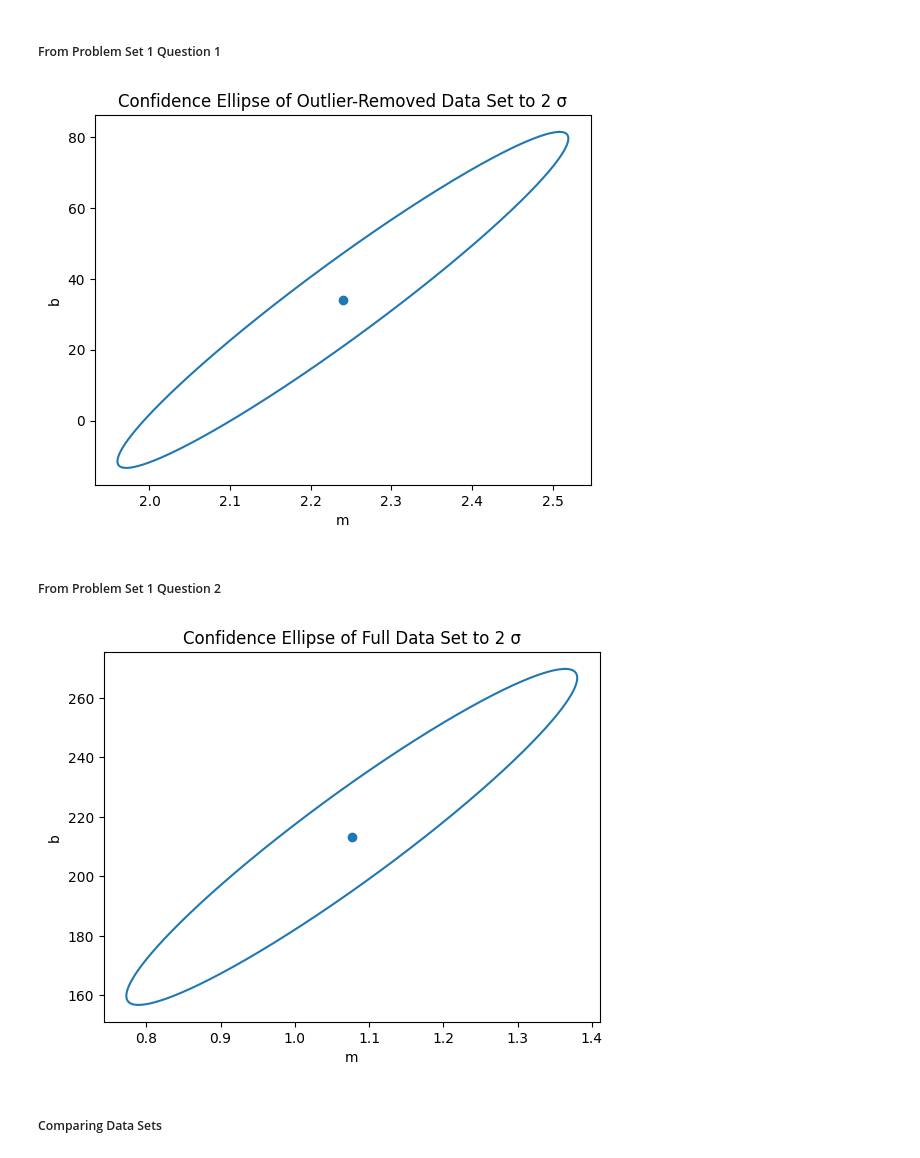
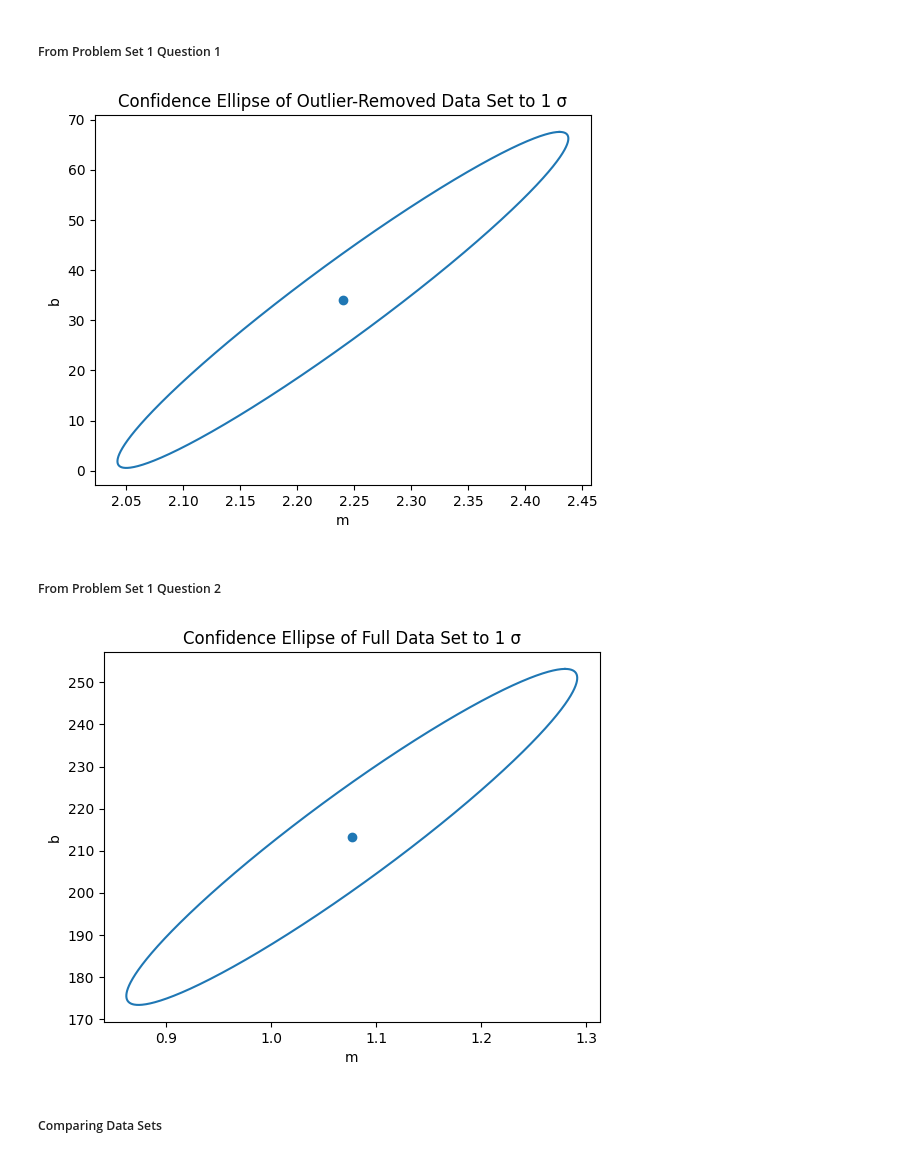
Before and after one commit to nbj2008/PHYS-GA-2059_Homework3, a Jupyter notebook: Homework 3.ipynb, the cells around one changed output. Cells and saved outputs as stored; diff of their text form; code cells hidden in the pictures.

```diff
--- a/Homework 3.ipynb
+++ b/Homework 3.ipynb
@@ -44,33 +43,33 @@ def ellipse_points(A, c, n_conf=1):
 # %%
 A_1, y_1, c_1 = generate_mats(data[4:20],'x')
 x_1 = calc_params(A_1, y_1, c_1)
 
-epoints1 = ellipse_points(A_1, c_1, 2)
+epoints1 = ellipse_points(A_1, c_1, 1)
 
 _= plt.plot(epoints1[0] + x_1[1], epoints1[1] + x_1[0])
 _= plt.scatter(x_1[1], x_1[0])
 
-_= plt.title("Confidence Ellipse of Outlier-Removed Data Set to 2 σ")
+_= plt.title("Confidence Ellipse of Outlier-Removed Data Set to 1 σ")
 _= plt.xlabel("m")
 _= plt.ylabel("b")
 # %% [output]
-[figure, old version]
+[figure, new version]
 # %% [markdown]
 ##### From Problem Set 1 Question 2
 # %%
 A_2, y_2, c_2 = generate_mats(data,'x')
 x_2 = calc_params(A_2, y_2, c_2)
 
-epoints2 = ellipse_points(A_2, c_2, 2)
+epoints2 = ellipse_points(A_2, c_2, 1)
 
 _= plt.plot(epoints2[0] + x_2[1], epoints2[1] + x_2[0])
 _= plt.scatter(x_2[1], x_2[0])
 
-_= plt.title("Confidence Ellipse of Full Data Set to 2 σ")
+_= plt.title("Confidence Ellipse of Full Data Set to 1 σ")
 _= plt.xlabel("m")
 _= plt.ylabel("b")
 # %% [output]
-[figure, old version]
+[figure, new version]
 # %% [markdown]
 ##### Comparing Data Sets
 # %%
```
Also changed, not shown: parts of 15 cells of this notebook.
